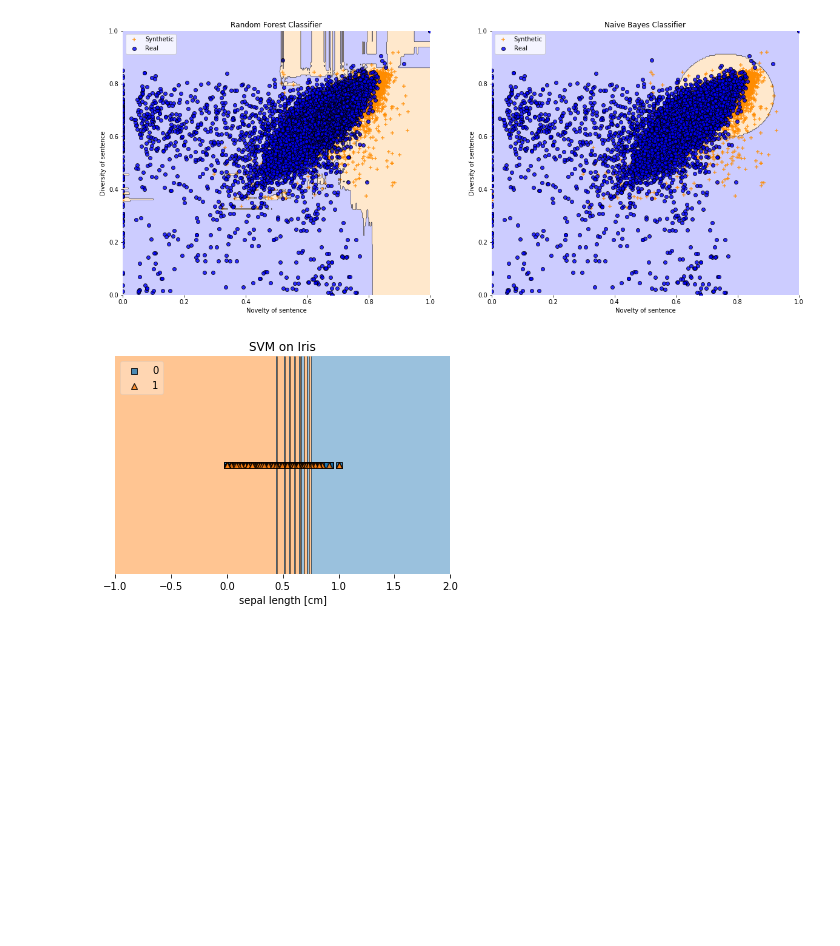
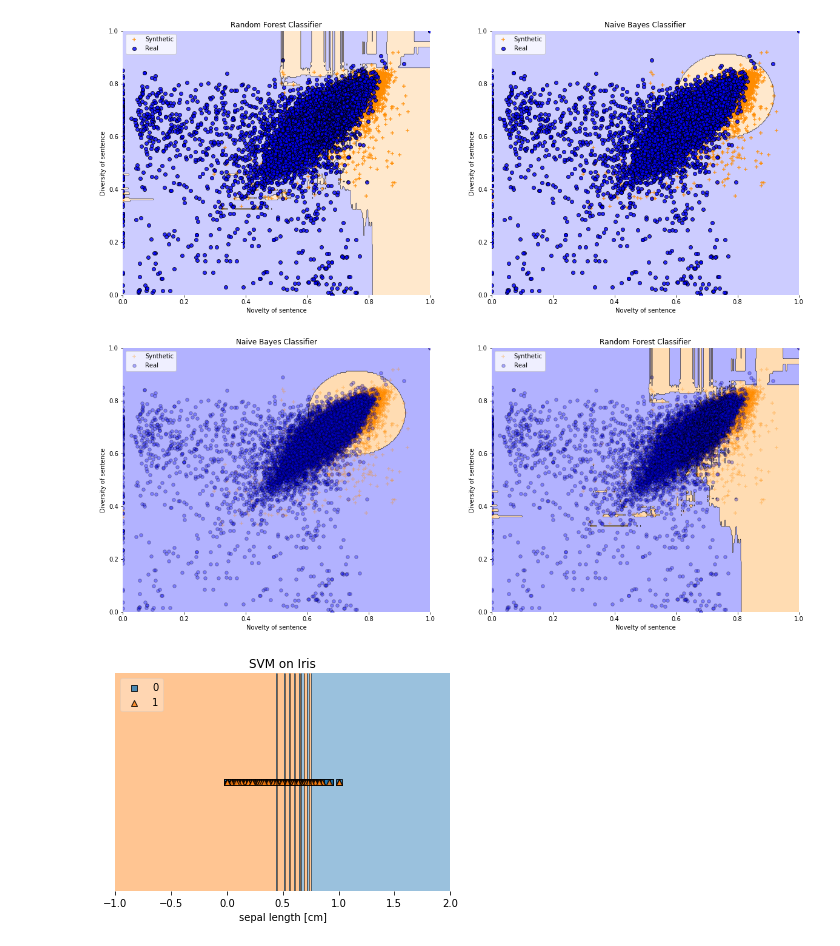
Before and after one commit to debashishc/classification-real-fake-text, a Jupyter notebook: analysis_word_emb/WMD_Classifier.ipynb, the cells around one changed output. Drawn from its saved outputs; the diff is of its cells as text; code cells hidden in the pictures; blank space fills up the shorter version.

```diff
--- a/analysis_word_emb/WMD_Classifier.ipynb
+++ b/analysis_word_emb/WMD_Classifier.ipynb
@@ -1153,6 +1153,63 @@ for clf, lab, grd in zip([clf2, clf3],
 plt.show()
 # %% [output]
 [figure]
+# %%
+import numpy as np
+import matplotlib.pyplot as plt
+import matplotlib.gridspec as gridspec
+import itertools
+from sklearn.linear_model import LogisticRegression
+from sklearn.svm import SVC
+from sklearn.ensemble import RandomForestClassifier
+from mlxtend.classifier import EnsembleVoteClassifier
+from mlxtend.data import iris_data
+from mlxtend.plotting import plot_decision_regions
+
+# Initializing Classifiers
+clf3 = RandomForestClassifier(random_state=0, n_estimators=100)
+clf2 = GaussianNB()
+
+# Loading some example data
+X = np.array(novs_divs_x)
+y = np.array(combined_data['label'].values)
+
+# Plotting Decision Regions
+gs = gridspec.GridSpec(1, 2)
+fig = plt.figure(figsize=(20, 8))
+
+labels = [
+            'Naive Bayes Classifier',
+          'Random Forest Classifier',
+
+          ]
+
+for clf, lab, grd in zip([clf2, clf3],
+                         labels,
+                         itertools.product([0, 1],
+                         repeat=2)):
+    clf.fit(X, y)
+    ax = plt.subplot(gs[ grd[1]])
+
+    scatter_kwargs = {'s': 30, 'edgecolor': 'black', 'alpha': 0.3}
+    contourf_kwargs = {'alpha': 0.3}
+    scatter_highlight_kwargs = {'s': 50, 'label': 'Test data', 'alpha': 0.1}
+
+    fig = plot_decision_regions(X=X, y=y,
+                                clf=clf, legend=2, markers='+o', colors='darkorange,blue',scatter_kwargs=scatter_kwargs,
+                                  contourf_kwargs=contourf_kwargs,scatter_highlight_kwargs=scatter_highlight_kwargs)
+    plt.xlim(0,1)
+    plt.ylim(0,1)
+    plt.xlabel('Novelty of sentence')
+    plt.ylabel('Diversity of sentence')
+    plt.title(lab)
+    handles, labels = ax.get_legend_handles_labels()
+    ax.legend(handles,
+          ['Synthetic', 'Real'], )
+#            framealpha=0.3, scatterpoints=1)
+
+plt.show()
+# %% [output]
+[figure, added]
 # %%
 from mlxtend.plotting import plot_decision_regions
 import matplotlib.pyplot as plt
```
Also changed, not shown: parts of 1 cell of this notebook, 3 other files.
